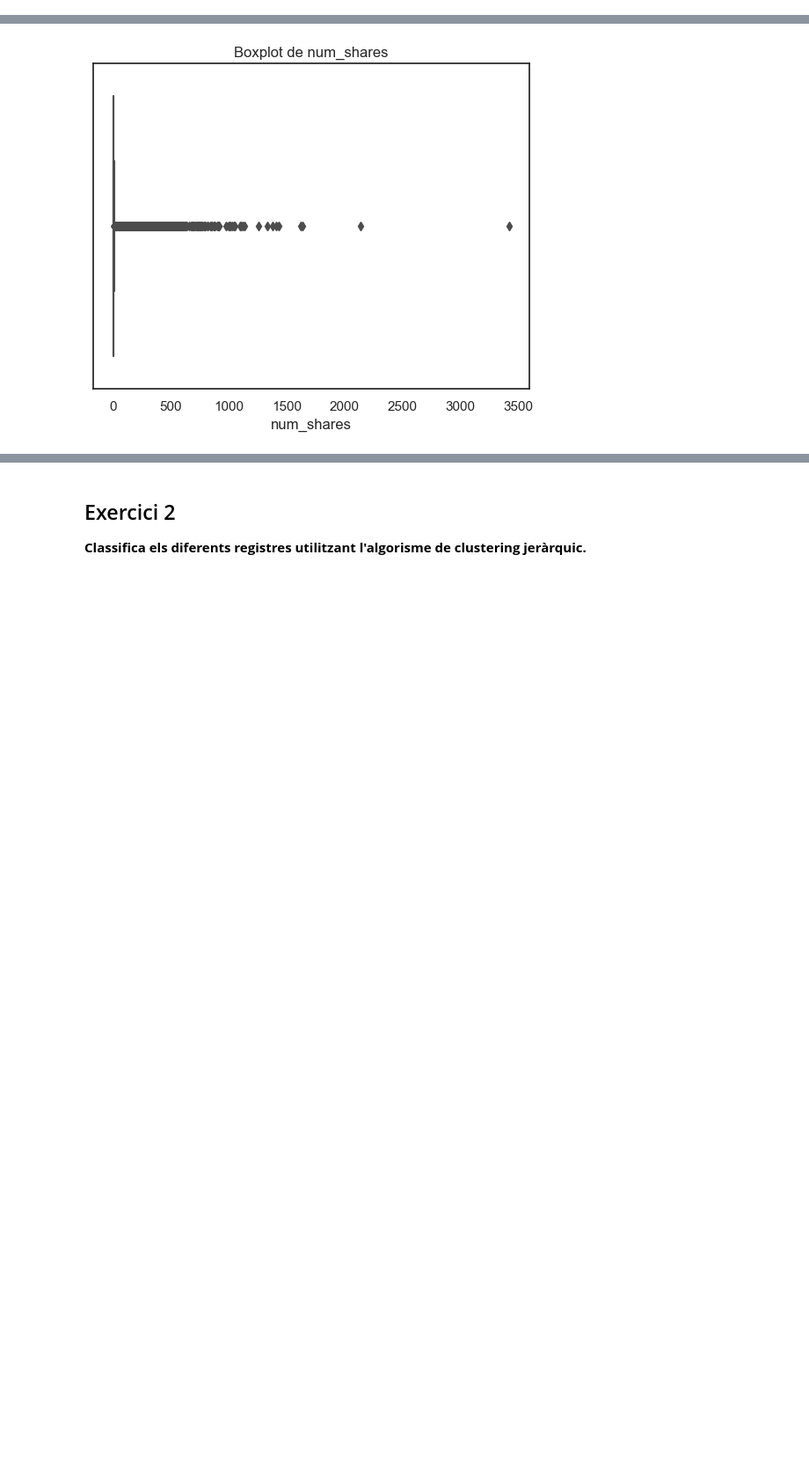
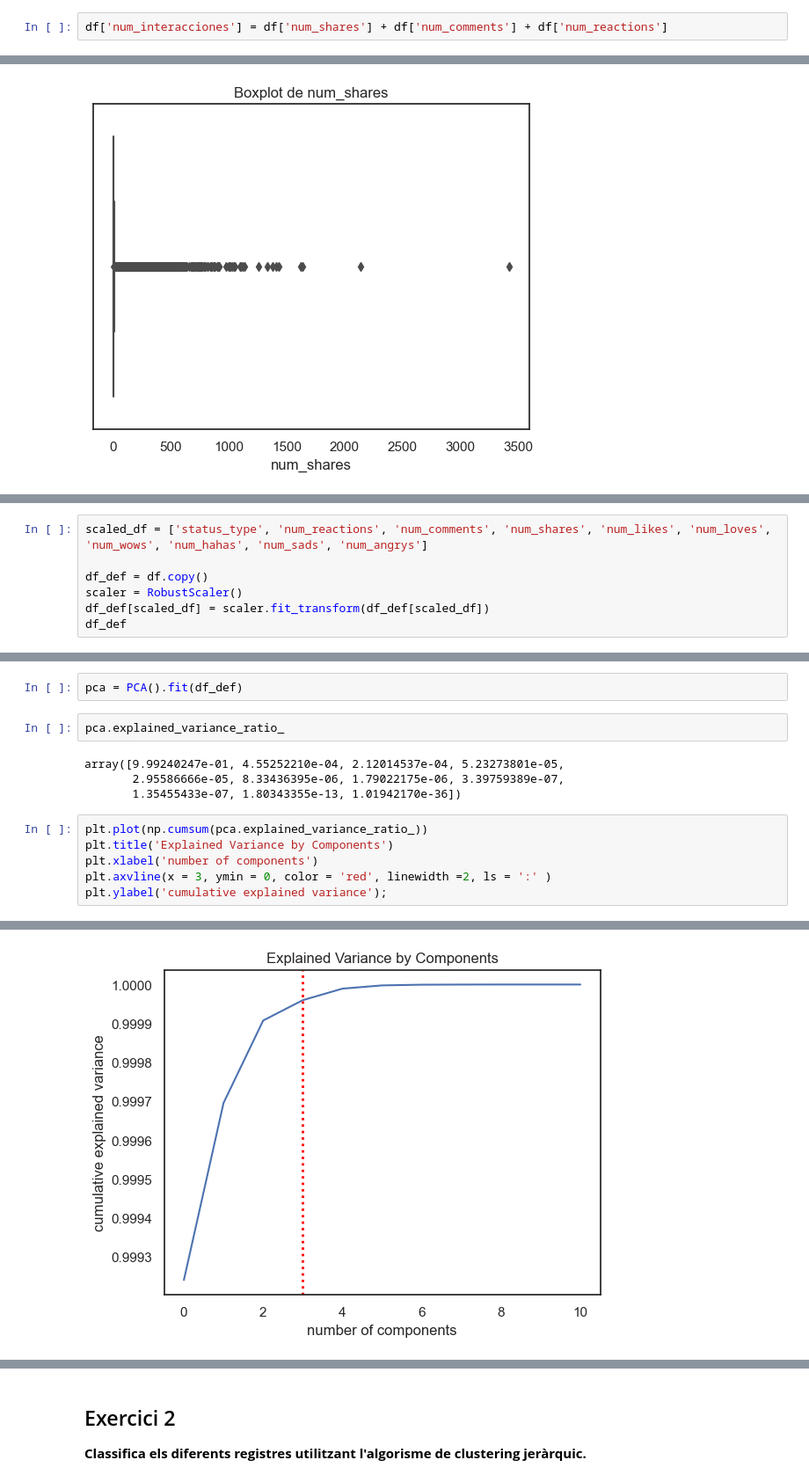
Before and after one commit to Likimeya/Algoritmos_de_aprendizaje_no_suvervisados_agrupacion, a Jupyter notebook: Tasca M8 T01.ipynb, the cells around one changed output, grey strips where cells are left out. Shown at 88% size. Cells and saved outputs as stored; diff of their text form; blank space fills up the shorter version.

```diff
--- a/Tasca M8 T01.ipynb
+++ b/Tasca M8 T01.ipynb
@@ -172 +158,3 @@ memory usage: 523.4 KB
+# %%
+df['num_interacciones'] = df['num_shares'] + df['num_comments'] + df['num_reactions']
 # %%
@@ -452,0 +190,7 @@ plt.tight_layout()
+# %%
+scaled_df = ['status_type', 'num_reactions', 'num_comments', 'num_shares', 'num_likes', 'num_loves', 'num_wows', 'num_hahas', 'num_sads', 'num_angrys']
+
+df_def = df.copy()
+scaler = RobustScaler()
+df_def[scaled_df] = scaler.fit_transform(df_def[scaled_df])
+df_def
@@ -452,0 +212,15 @@ plt.tight_layout()
+# %%
+pca = PCA().fit(df_def)
+# %%
+pca.explained_variance_ratio_
+# %% [output]
+array([9.99240247e-01, 4.55252210e-04, 2.12014537e-04, 5.23273801e-05,
+       2.95586666e-05, 8.33436395e-06, 1.79022175e-06, 3.39759389e-07,
+       1.35455433e-07, 1.80343355e-13, 1.01942170e-36])
+# %%
+plt.plot(np.cumsum(pca.explained_variance_ratio_))
+plt.title('Explained Variance by Components')
+plt.xlabel('number of components')
+plt.axvline(x = 3, ymin = 0, color = 'red', linewidth =2, ls = ':' )
+plt.ylabel('cumulative explained variance');
+# %% [output]
@@ -452,0 +232 @@ plt.tight_layout()
+[figure, added]
```
Also changed, not shown: parts of 72 cells of this notebook, 1 other file.
